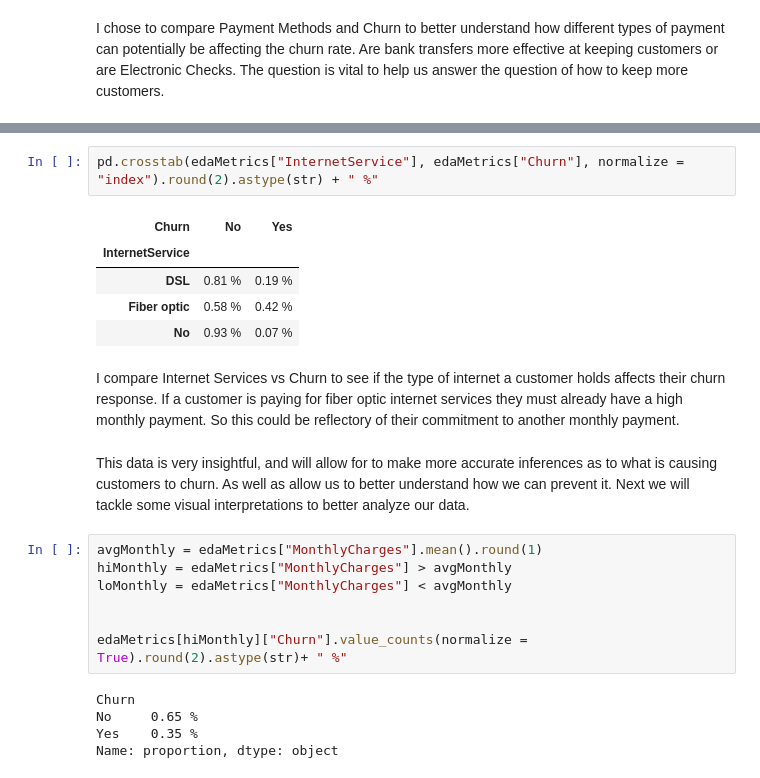
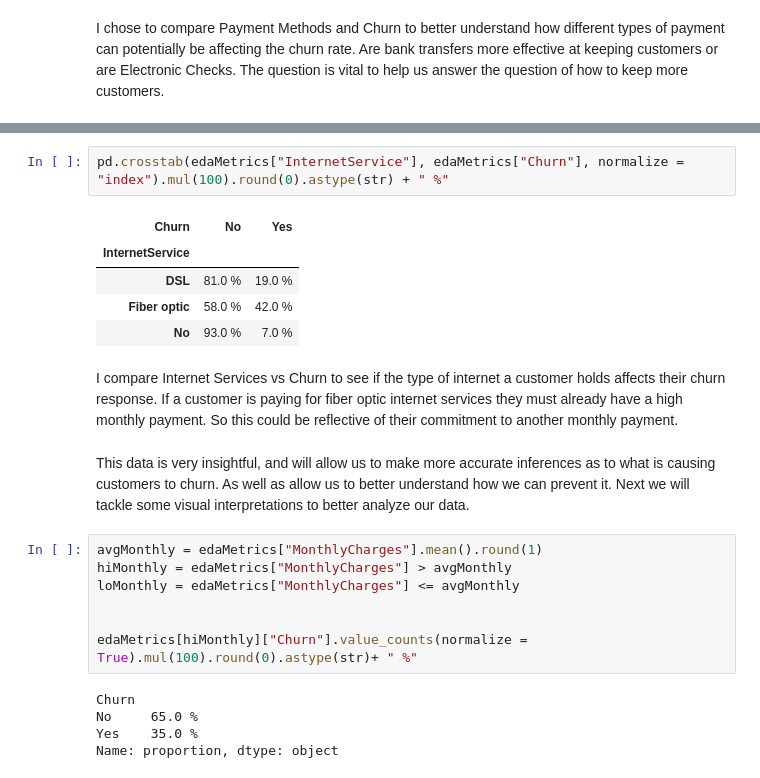
Before and after one commit to EstebanBC1/Customer-Churn-Analysis, a Jupyter notebook: Exploratory_Data_Analysis.ipynb, the cells around one changed output, grey strips where cells are left out. Drawn from its saved outputs; the diff is of its cells as text.

```diff
--- a/Exploratory_Data_Analysis.ipynb
+++ b/Exploratory_Data_Analysis.ipynb
@@ -148,24 +154,24 @@ I chose to compare Payment Methods and Churn to better understand how different
 # %%
-pd.crosstab(edaMetrics["InternetService"], edaMetrics["Churn"], normalize = "index").round(2).astype(str) + " %"
+pd.crosstab(edaMetrics["InternetService"], edaMetrics["Churn"], normalize = "index").mul(100).round(0).astype(str) + " %"
 # %% [output]
 | Churn | No | Yes |
 | InternetService |  |  |
-| DSL | 0.81 % | 0.19 % |
-| Fiber optic | 0.58 % | 0.42 % |
-| No | 0.93 % | 0.07 % |
+| DSL | 81.0 % | 19.0 % |
+| Fiber optic | 58.0 % | 42.0 % |
+| No | 93.0 % | 7.0 % |
 # %% [markdown]
-I compare Internet Services vs Churn to see if the type of internet a customer holds affects their churn response. If a customer is paying for fiber optic internet services they must already have a high monthly payment. So this could be reflectory of their commitment to another monthly payment.
+I compare Internet Services vs Churn to see if the type of internet a customer holds affects their churn response. If a customer is paying for fiber optic internet services they must already have a high monthly payment. So this could be reflective of their commitment to another monthly payment.
 # %% [markdown]
-This data is very insightful, and will allow for to make more accurate inferences as to what is causing customers to churn. As well as allow us to better understand how we can prevent it. Next we will tackle some visual interpretations to better analyze our data.
+This data is very insightful, and will allow us to make more accurate inferences as to what is causing customers to churn. As well as allow us to better understand how we can prevent it. Next we will tackle some visual interpretations to better analyze our data.
 # %%
 avgMonthly = edaMetrics["MonthlyCharges"].mean().round(1)
 hiMonthly = edaMetrics["MonthlyCharges"] > avgMonthly
-loMonthly = edaMetrics["MonthlyCharges"] < avgMonthly
+loMonthly = edaMetrics["MonthlyCharges"] <= avgMonthly
 
 
-edaMetrics[hiMonthly]["Churn"].value_counts(normalize = True).round(2).astype(str)+ " %"
+edaMetrics[hiMonthly]["Churn"].value_counts(normalize = True).mul(100).round(0).astype(str)+ " %"
 # %% [output]
 Churn
-No     0.65 %
-Yes    0.35 %
+No     65.0 %
+Yes    35.0 %
 Name: proportion, dtype: object
```
Also changed, not shown: parts of 20 cells of this notebook.
